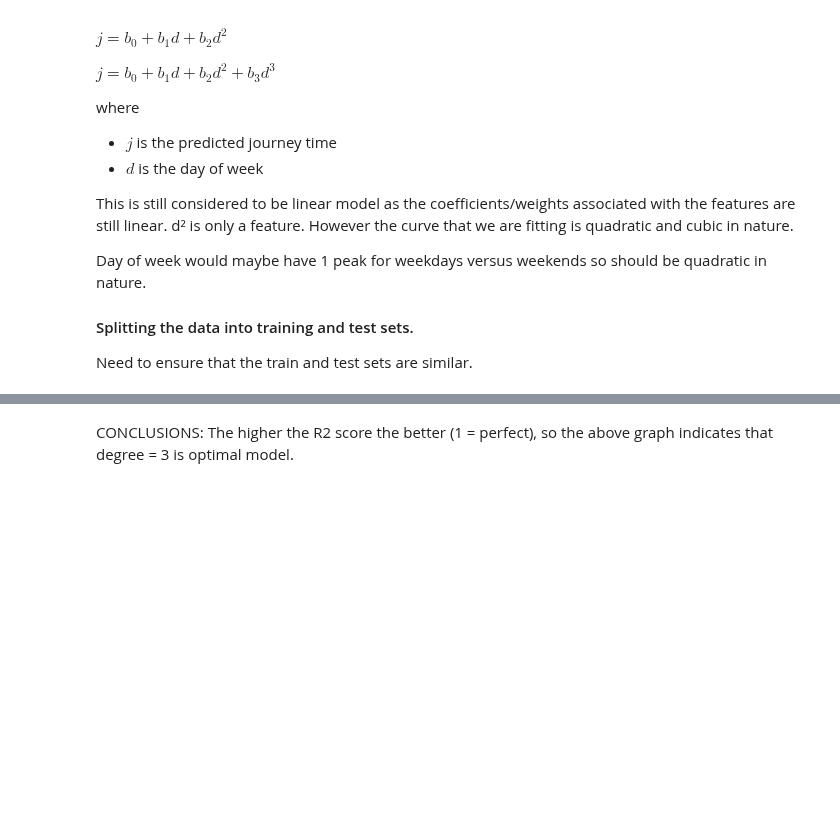
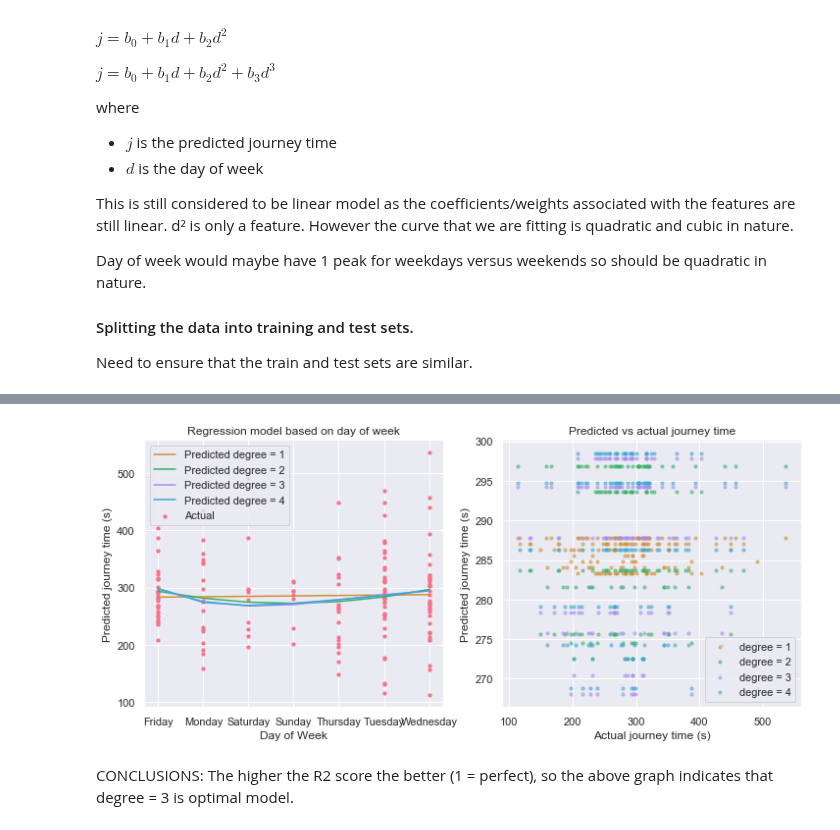
Before and after one commit to serenelc/individual-project-beng, a Jupyter notebook: regression-model.ipynb, the cells around one changed output, grey strips where cells are left out. Drawn from its saved outputs; the diff is of its cells as text; code cells hidden in the pictures; blank space fills up the shorter version.

```diff
--- a/regression-model.ipynb
+++ b/regression-model.ipynb
@@ -695,3 +644,42 @@ plt.show()
+# %%
+import operator
+
+x = validation_day_of_week['Day of Week Encoded'][:, np.newaxis]
+sort_axis = operator.itemgetter(0)
+sorted_zip1 = sorted(zip(x, y_pred_day_of_week1), key=sort_axis)
+sorted_zip2 = sorted(zip(x, y_pred_day_of_week2), key=sort_axis)
+sorted_zip3 = sorted(zip(x, y_pred_day_of_week3), key=sort_axis)
+sorted_zip4 = sorted(zip(x, y_pred_day_of_week4), key=sort_axis)
+x1, y_pred_1 = zip(*sorted_zip1)
+x2, y_pred_2 = zip(*sorted_zip2)
+x3, y_pred_3 = zip(*sorted_zip3)
+x4, y_pred_4 = zip(*sorted_zip4)
+
+# Plot outputs
+fig, ax = plt.subplots(figsize=(12,5), nrows = 1, ncols = 2)
+ax[0].scatter(x, y_test, label = "Actual", s = 10)
+ax[0].plot(x1, y_pred_1, label = "Predicted degree = 1", color = cs[1])
+ax[0].plot(x2, y_pred_2, label = "Predicted degree = 2", color = cs[3])
+ax[0].plot(x3, y_pred_3, label = "Predicted degree = 3", color = cs[6])
+ax[0].plot(x4, y_pred_4, label = "Predicted degree = 4", color = cs[5])
+ax[0].set_title("Regression model based on day of week")
+ax[0].set_xlabel("Day of Week")
+ax[0].set_ylabel("Predicted journey time (s)")
+ax[0].set_xticks([0,1,2,3,4,5,6])
+ax[0].set_xticklabels(days_of_week_label)
+ax[0].legend()
+
+ax[1].scatter(y_test, y_pred_day_of_week1, label = "degree = 1", color = cs[1], alpha = 0.5, s = 10)
+ax[1].scatter(y_test, y_pred_day_of_week2, label = "degree = 2", color = cs[3], alpha = 0.5, s = 10)
+ax[1].scatter(y_test, y_pred_day_of_week3, label = "degree = 3", color = cs[6], alpha = 0.5, s = 10)
+ax[1].scatter(y_test, y_pred_day_of_week4, label = "degree = 4", color = cs[5], alpha = 0.5, s = 10)
+ax[1].set_title("Predicted vs actual journey time")
+ax[1].set_xlabel("Actual journey time (s)")
+ax[1].set_ylabel("Predicted journey time (s)")
+ax[1].legend()
+plt.show()
+# %% [output]
+[figure, added]
 # %% [markdown]
 CONCLUSIONS:
 The higher the R2 score the better (1 = perfect), so the above graph indicates that degree = 3 is optimal model.
```
Also changed, not shown: parts of 20 cells of this notebook, 52 other files.
